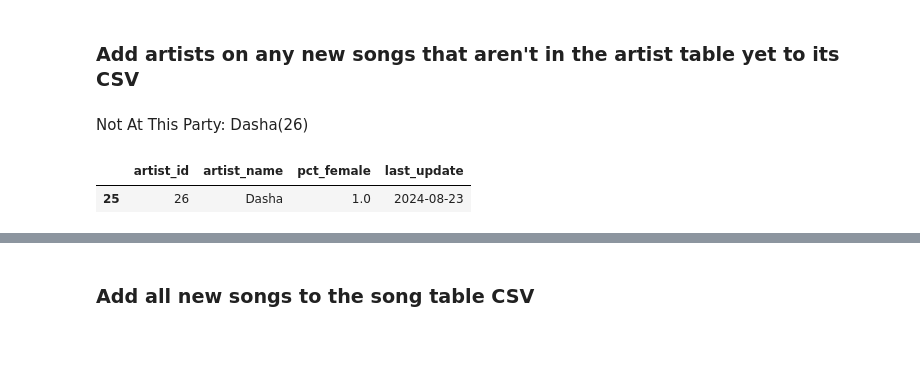
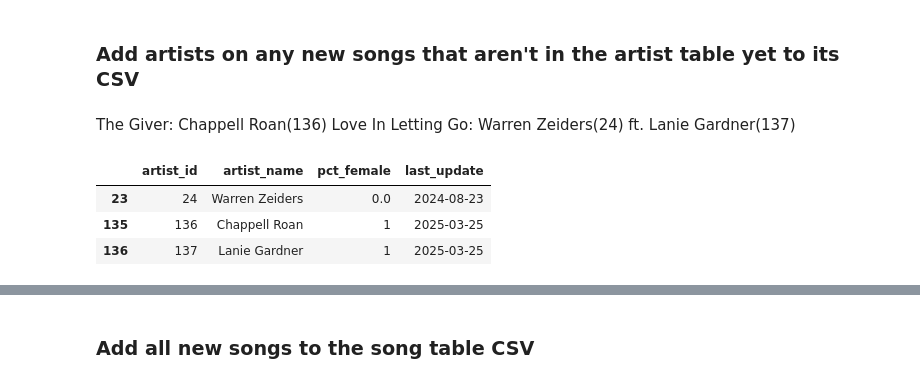
Before and after one commit to jwmanahan/billboard, a Jupyter notebook: add_new_week.ipynb, the cells around one changed output, grey strips where cells are left out. Saved outputs shown, nothing was run; the diff lists cells and outputs as text; code cells hidden in the pictures; blank space fills up the shorter version.

```diff
--- a/add_new_week.ipynb
+++ b/add_new_week.ipynb
@@ -148,17 +145,22 @@ print(list(new_song_to_rank.keys()))
 # %% [markdown]
 ### Add artists on any new songs that aren't in the artist table yet to its CSV
 # %% [markdown]
-Not At This Party: Dasha(26)
+The Giver: Chappell Roan(136)
+Love In Letting Go: Warren Zeiders(24) ft. Lanie Gardner(137)
 # %%
 df_artist = pd.read_csv('source_data/artist.csv')
 # %%
 new_song_artists = [
-    'Dasha'
+    'Chappell Roan'
+    , 'Warren Zeiders'
+    , 'Lanie Gardner'
 ]
 df_artist[df_artist['artist_name'].isin(new_song_artists)]
 # %% [output]
 |  | artist_id | artist_name | pct_female | last_update |
-| 25 | 26 | Dasha | 1.0 | 2024-08-23 |
+| 23 | 24 | Warren Zeiders | 0.0 | 2024-08-23 |
+| 135 | 136 | Chappell Roan | 1 | 2025-03-25 |
+| 136 | 137 | Lanie Gardner | 1 | 2025-03-25 |
 # %%
 df_artist['artist_id'].max()
 # %% [output]
```
Also changed, not shown: parts of 32 cells of this notebook, 5 other files.
